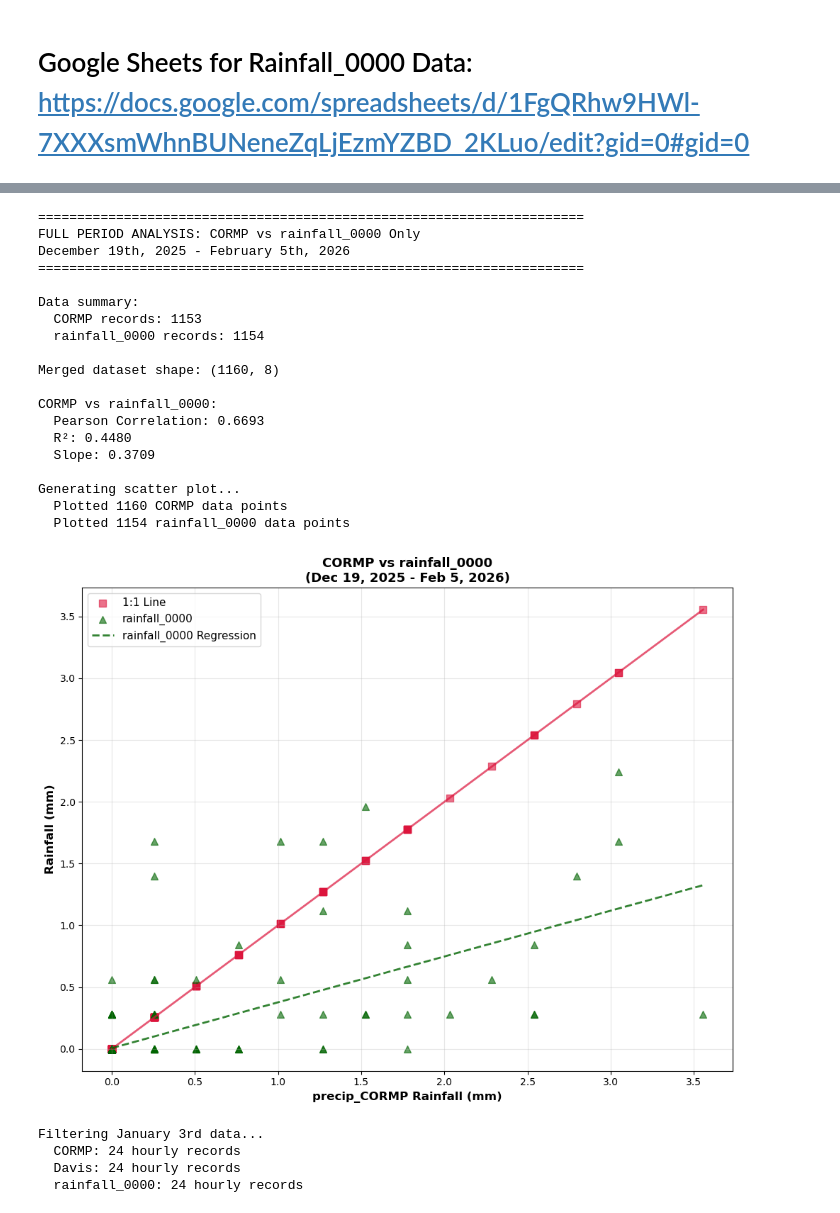
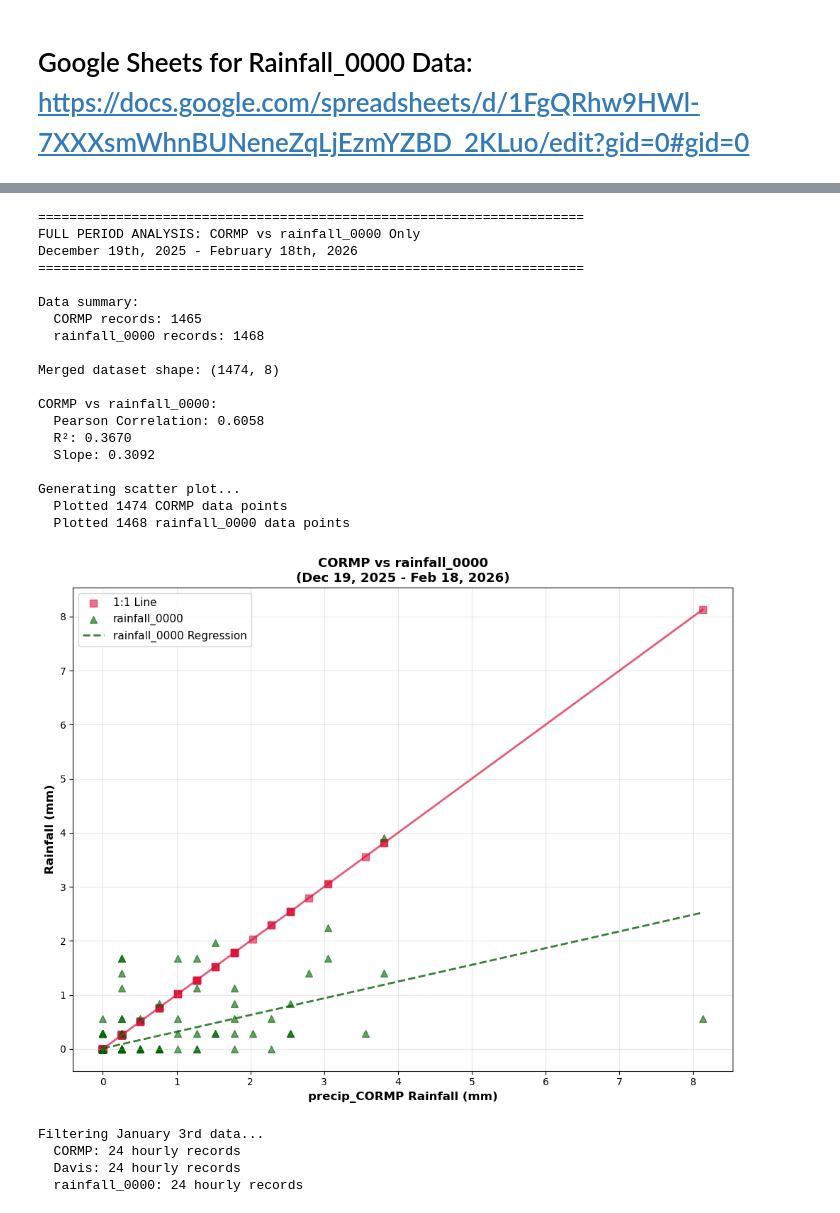
Before and after one commit to COAST-Lab/Open-Water-Level-and-Rainfall-Sensor, a Jupyter notebook: Data Analysis/rainfallAnalysis.ipynb, the cells around one changed output, grey strips where cells are left out. Saved outputs shown, nothing was run; the diff lists cells and outputs as text; code cells hidden in the pictures.

```diff
--- a/Data Analysis/rainfallAnalysis.ipynb
+++ b/Data Analysis/rainfallAnalysis.ipynb
@@ -16,9 +16,9 @@ warnings.filterwarnings('ignore', message="Could not infer format")
 
 # STEP 1: Define file paths and helper functions
 # Earliest data from rainfall_0000 is Dec 19, 2025, therefore all graphs begin at this time stamp.
-file_1 = "Data/precip_CORMP_02052026.csv"   # needs hourly sum
-file_2 = "Data/precip_Davis_02052026.csv"   # needs hourly sum
-file_3 = "Data/rainfall_0000_02052026.csv"   # already hourly
+file_1 = "Data/precip_CORMP_02182026.csv"   # needs hourly sum
+file_2 = "Data/precip_Davis_02182026.csv"   # needs hourly sum
+file_3 = "Data/rainfall_0000_02182026.csv"   # already hourly
 
 import io # for in-memory file operations
 import re # for regular expressions
@@ -152,7 +152,7 @@ print(f"  rainfall_0000: {len(rain0)} hourly records")
 # STEP 3: Filter to the analysis date range (Dec 19, 2025 - Jan 6, 2026)
 
 start = pd.to_datetime('2025-12-19 09:00')
-end = pd.to_datetime('2026-02-05 9:00')
+end = pd.to_datetime('2026-02-18 09:00')
 
 print(f"\nFiltering to period: {start} to {end}")
 
@@ -334,10 +334,10 @@ Generating scatter plot...
 # %%
 # CORMP (X-axis) vs rainfall_0000 (Y-axis) — Full Period Comparison
-# December 19th, 2025 - February 5th, 2026
+# December 19th, 2025 - February 18th, 2026
 
 print("=" * 70)
 print("FULL PERIOD ANALYSIS: CORMP vs rainfall_0000 Only")
-print("December 19th, 2025 - February 5th, 2026")
+print("December 19th, 2025 - February 18th, 2026")
 print("=" * 70)
 
 # Use the already-filtered datasets from the initial load
@@ -401,44 +401,44 @@ if not merged_rain0_only.empty:
         all_x_rain0.extend(cormp_data_rain0['rain_mm_cormp'].values)
     if not rain0_data_only.empty:
         all_x_rain0.extend(rain0_data_only['rain_mm_cormp'].values)
 
     if all_x_rain0:
         x_min_rain0, x_max_rain0 = min(all_x_rain0), max(all_x_rain0)
         x_line_rain0 = np.array([x_min_rain0, x_max_rain0])
 
         # rainfall_0000 regression line
         if not cormp_rain0_data_only.empty:
             y_rain0_only = slope_cr_only * x_line_rain0 + intercept_cr_only
             plt.plot(x_line_rain0, y_rain0_only, color='darkgreen', linewidth=2, alpha=0.8, linestyle='--', label='rainfall_0000 Regression')
 
 plt.xlabel('precip_CORMP Rainfall (mm)', fontsize=12, fontweight='bold')
 plt.ylabel('Rainfall (mm)', fontsize=12, fontweight='bold')
-plt.title('CORMP vs rainfall_0000\n(Dec 19, 2025 - Feb 5, 2026)', fontsize=13, fontweight='bold')
+plt.title('CORMP vs rainfall_0000\n(Dec 19, 2025 - Feb 18, 2026)', fontsize=13, fontweight='bold')
 plt.legend(loc='upper left', fontsize=11)
 plt.grid(True, alpha=0.3)
 plt.tight_layout()
 plt.show()
 # %% [output]
 ======================================================================
 FULL PERIOD ANALYSIS: CORMP vs rainfall_0000 Only
-December 19th, 2025 - February 5th, 2026
+December 19th, 2025 - February 18th, 2026
 ======================================================================
 
 Data summary:
-  CORMP records: 1153
-  rainfall_0000 records: 1154
+  CORMP records: 1465
+  rainfall_0000 records: 1468
 
-Merged dataset shape: (1160, 8)
+Merged dataset shape: (1474, 8)
 
 CORMP vs rainfall_0000:
-  Pearson Correlation: 0.6693
-  R²: 0.4480
-  Slope: 0.3709
+  Pearson Correlation: 0.6058
+  R²: 0.3670
+  Slope: 0.3092
 
 Generating scatter plot...
-  Plotted 1160 CORMP data points
-  Plotted 1154 rainfall_0000 data points
+  Plotted 1474 CORMP data points
+  Plotted 1468 rainfall_0000 data points
-[figure, old version]
+[figure, new version]
 # %%
 
 # View of January 3rd, 2026 — All three sensors
```
Also changed, not shown: parts of 5 cells of this notebook, 3 other files.
